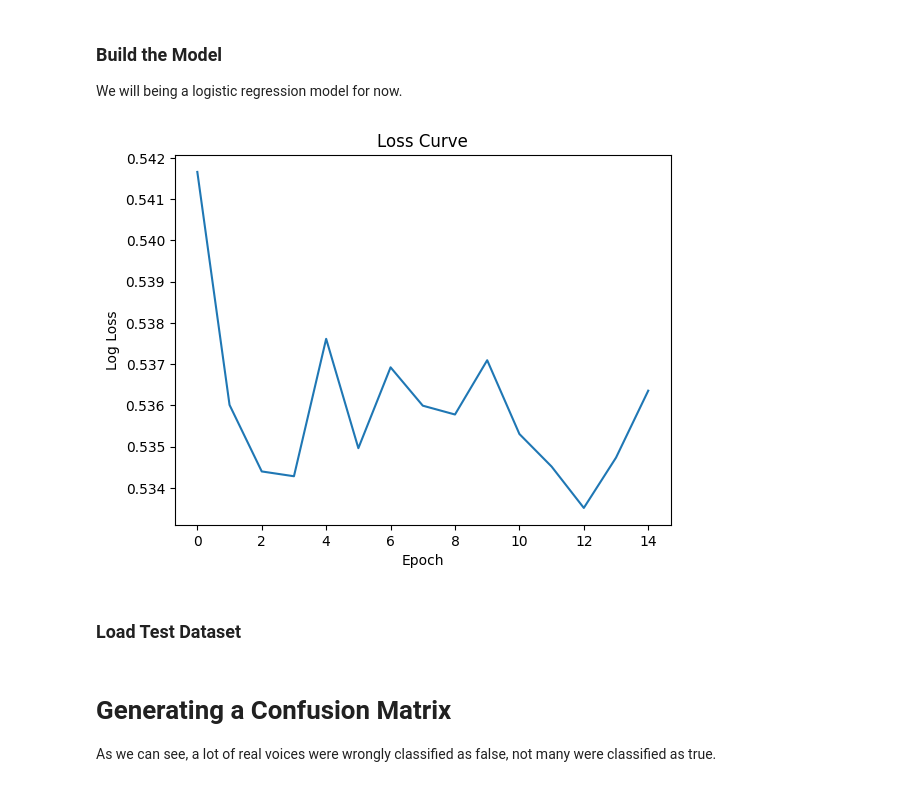
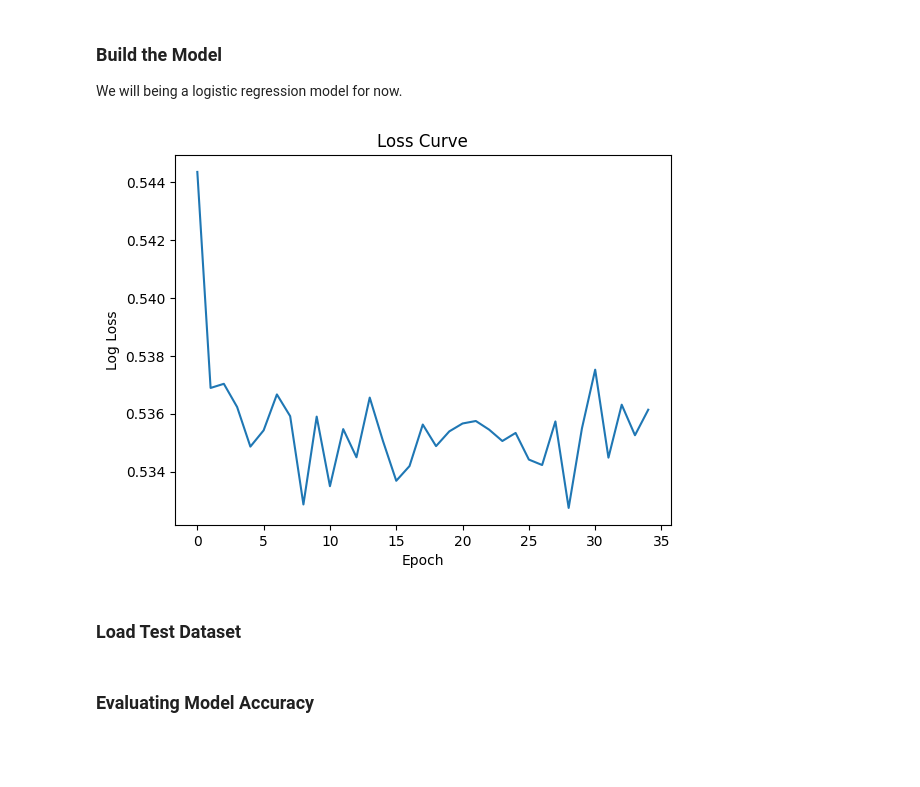
Before and after one commit to Deeeeelan/Deepfake-Audio-Detector, a Jupyter notebook: notebooks/model_training.ipynb, the cells around one changed output. Drawn from its saved outputs; the diff is of its cells as text; code cells hidden in the pictures; blank space fills up the shorter version.

```diff
--- a/notebooks/model_training.ipynb
+++ b/notebooks/model_training.ipynb
@@ -41,5 +33,6 @@ training_file_path = '../../data/ASVspoof_Dataset/ASVspoof2019_LA_train/flac/'
 features = []
 if __name__ == '__main__':
     with Pool(os.cpu_count()) as p:
-        features = p.map(extract_mfcc, training_file_path + df['AUDIO_FILE_NAME'].to_numpy() + ".flac", len(df) // os.cpu_count())
+        features = p.map(extract_mfcc, training_file_path + df['AUDIO_FILE_NAME'].to_numpy() + ".flac")
+        features = np.array(features)
 # %%
@@ -61,40 +52,40 @@ scaled_featues = scaler.transform(features)
 ### Build the Model
 We will being a logistic regression model for now.
 # %%
-n_epoch = 15
+n_epoch = 35
 
 model = sklearn.linear_model.SGDClassifier(
     loss="log_loss",
     random_state=42,
     max_iter=250,
     warm_start=True,
     shuffle=False,
     class_weight="balanced",
     learning_rate="constant",
     eta0=0.0001,
     penalty='l2',
     alpha=1,
     early_stopping=True
     )
 
 loss_hist = []
 
 for epoch in range(n_epoch):
     i = np.arange(len(scaled_featues))
     random.shuffle(i) # Shuffles dataset every epoch
     features_shuffed = scaled_featues[i]
     labels_shuffed = labels[i]
     model.fit(features_shuffed, labels_shuffed)
     loss = sklearn.metrics.log_loss(labels_shuffed, model.predict_proba(features_shuffed))
     loss_hist.append(loss)
 
 plt.plot(loss_hist)
 plt.title('Loss Curve')
 plt.xlabel('Epoch')
 plt.ylabel('Log Loss')
 plt.show()
 # %% [output]
-[figure, old version]
+[figure, new version]
 # %% [markdown]
 ### Load Test Dataset
 # %%
@@ -110,8 +101,7 @@ if __name__ == '__main__':
         features_test = np.array(features_test)
         scaled_features_test = scaler.transform(features_test)
-# %% [markdown]
-# Generating a Confusion Matrix
-As we can see, a lot of real voices were wrongly classified as false, not many were classified as true.
+# %% [markdown]
+### Evaluating Model Accuracy
 # %%
 predictions_test = model.predict(scaled_features_test)
 
```
Also changed, not shown: parts of 7 cells of this notebook.
